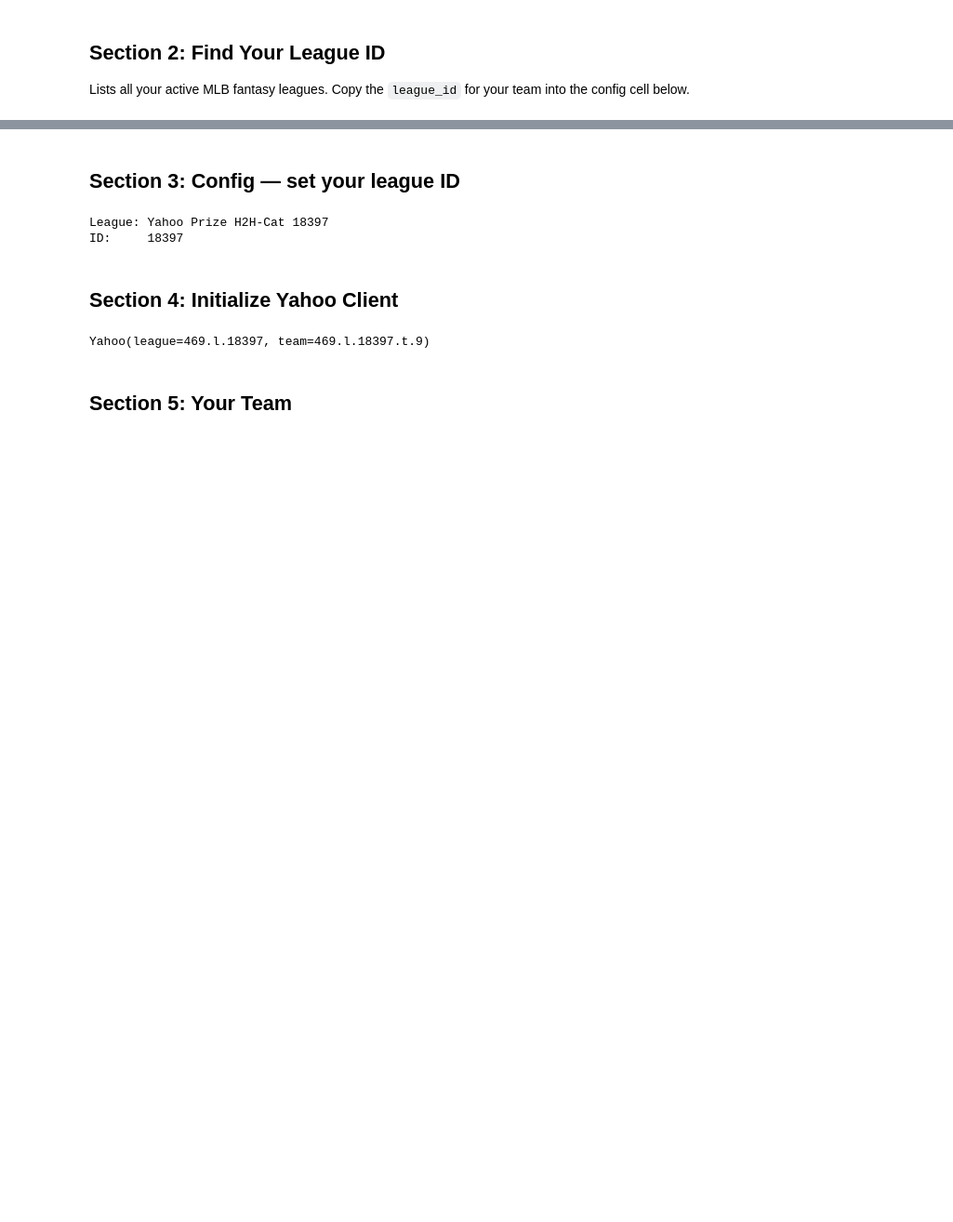
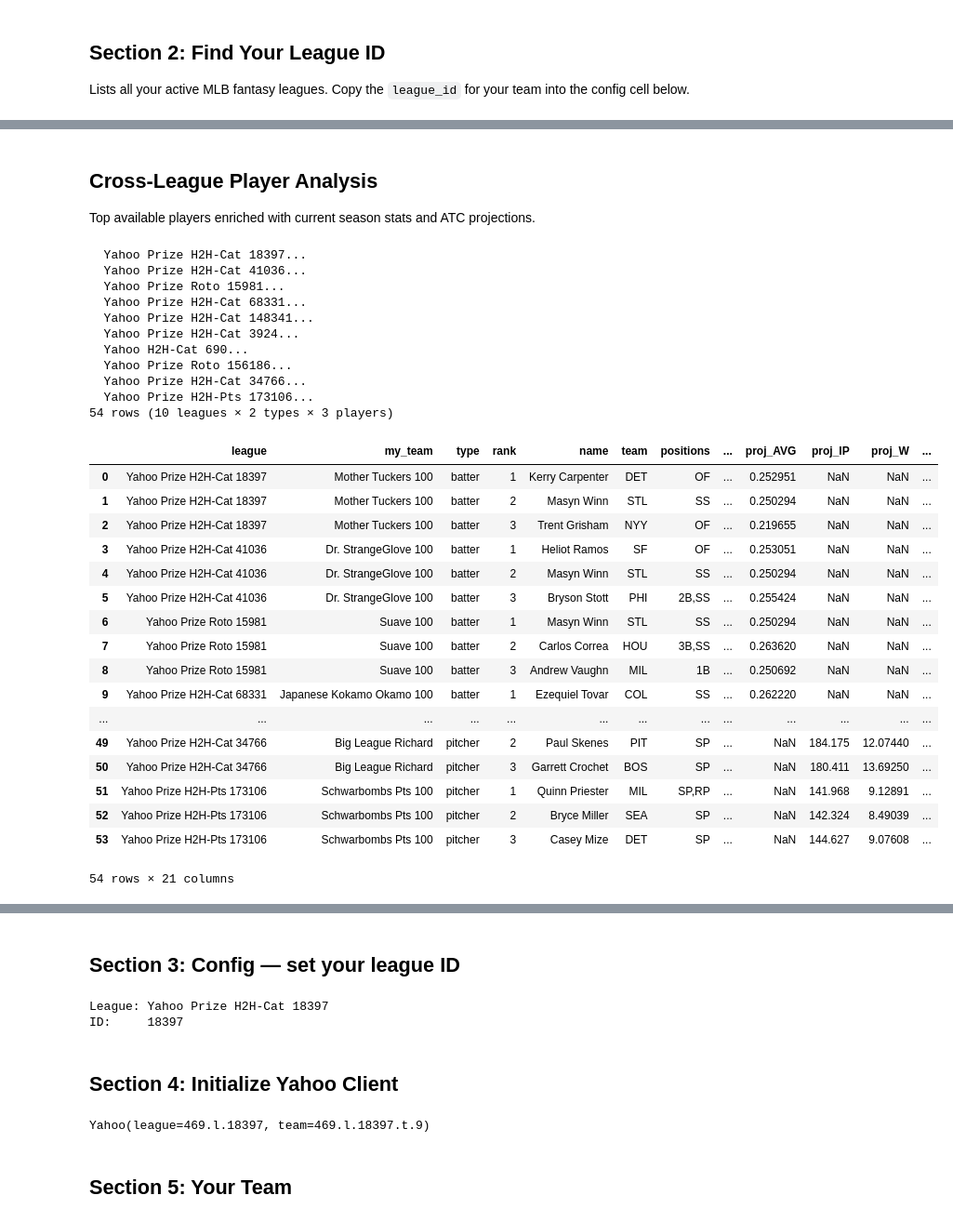
Before and after one commit to sandsmichael/baseball, a Jupyter notebook: notebooks/team_management.ipynb, the cells around one changed output, grey strips where cells are left out. Shown at 93% size. Saved outputs shown, nothing was run; the diff lists cells and outputs as text; code cells hidden in the pictures; blank space fills up the shorter version.

```diff
--- a/notebooks/team_management.ipynb
+++ b/notebooks/team_management.ipynb
@@ -61,0 +192,39 @@ Found 9 MLB league(s) for 2026:
+# %% [markdown]
+## Cross-League Player Analysis
+
+Top available players enriched with current season stats and ATC projections.
+# %%
+N_ANALYSIS = 3   # top batters + top pitchers to analyze per league
+
+top5_stats = top_available_with_stats(leagues_df, CREDS_FILE, SEASON, n=N_ANALYSIS)
+top5_stats
+# %% [output]
+  Yahoo Prize H2H-Cat 18397...
+  Yahoo Prize H2H-Cat 41036...
+  Yahoo Prize Roto 15981...
+  Yahoo Prize H2H-Cat 68331...
+  Yahoo Prize H2H-Cat 148341...
+  Yahoo Prize H2H-Cat 3924...
+  Yahoo H2H-Cat 690...
+  Yahoo Prize Roto 156186...
+  Yahoo Prize H2H-Cat 34766...
+  Yahoo Prize H2H-Pts 173106...
+54 rows (10 leagues × 2 types × 3 players)
+|  | league | my_team | type | rank | name | team | positions | ... | proj_AVG | proj_IP | proj_W | ... |
+| 0 | Yahoo Prize H2H-Cat 18397 | Mother Tuckers 100 | batter | 1 | Kerry Carpenter | DET | OF | ... | 0.252951 | NaN | NaN | ... |
+| 1 | Yahoo Prize H2H-Cat 18397 | Mother Tuckers 100 | batter | 2 | Masyn Winn | STL | SS | ... | 0.250294 | NaN | NaN | ... |
+| 2 | Yahoo Prize H2H-Cat 18397 | Mother Tuckers 100 | batter | 3 | Trent Grisham | NYY | OF | ... | 0.219655 | NaN | NaN | ... |
+| 3 | Yahoo Prize H2H-Cat 41036 | Dr. StrangeGlove 100 | batter | 1 | Heliot Ramos | SF | OF | ... | 0.253051 | NaN | NaN | ... |
+| 4 | Yahoo Prize H2H-Cat 41036 | Dr. StrangeGlove 100 | batter | 2 | Masyn Winn | STL | SS | ... | 0.250294 | NaN | NaN | ... |
+| 5 | Yahoo Prize H2H-Cat 41036 | Dr. StrangeGlove 100 | batter | 3 | Bryson Stott | PHI | 2B,SS | ... | 0.255424 | NaN | NaN | ... |
+| 6 | Yahoo Prize Roto 15981 | Suave 100 | batter | 1 | Masyn Winn | STL | SS | ... | 0.250294 | NaN | NaN | ... |
+| 7 | Yahoo Prize Roto 15981 | Suave 100 | batter | 2 | Carlos Correa | HOU | 3B,SS | ... | 0.263620 | NaN | NaN | ... |
+| 8 | Yahoo Prize Roto 15981 | Suave 100 | batter | 3 | Andrew Vaughn | MIL | 1B | ... | 0.250692 | NaN | NaN | ... |
+| 9 | Yahoo Prize H2H-Cat 68331 | Japanese Kokamo Okamo 100 | batter | 1 | Ezequiel Tovar | COL | SS | ... | 0.262220 | NaN | NaN | ... |
+| ... | ... | ... | ... | ... | ... | ... | ... | ... | ... | ... | ... | ... |
+| 49 | Yahoo Prize H2H-Cat 34766 | Big League Richard | pitcher | 2 | Paul Skenes | PIT | SP | ... | NaN | 184.175 | 12.07440 | ... |
+| 50 | Yahoo Prize H2H-Cat 34766 | Big League Richard | pitcher | 3 | Garrett Crochet | BOS | SP | ... | NaN | 180.411 | 13.69250 | ... |
+| 51 | Yahoo Prize H2H-Pts 173106 | Schwarbombs Pts 100 | pitcher | 1 | Quinn Priester | MIL | SP,RP | ... | NaN | 141.968 | 9.12891 | ... |
+| 52 | Yahoo Prize H2H-Pts 173106 | Schwarbombs Pts 100 | pitcher | 2 | Bryce Miller | SEA | SP | ... | NaN | 142.324 | 8.49039 | ... |
+| 53 | Yahoo Prize H2H-Pts 173106 | Schwarbombs Pts 100 | pitcher | 3 | Casey Mize | DET | SP | ... | NaN | 144.627 | 9.07608 | ... |
+54 rows × 21 columns
```
Also changed, not shown: parts of 15 cells of this notebook, 9 other files.
